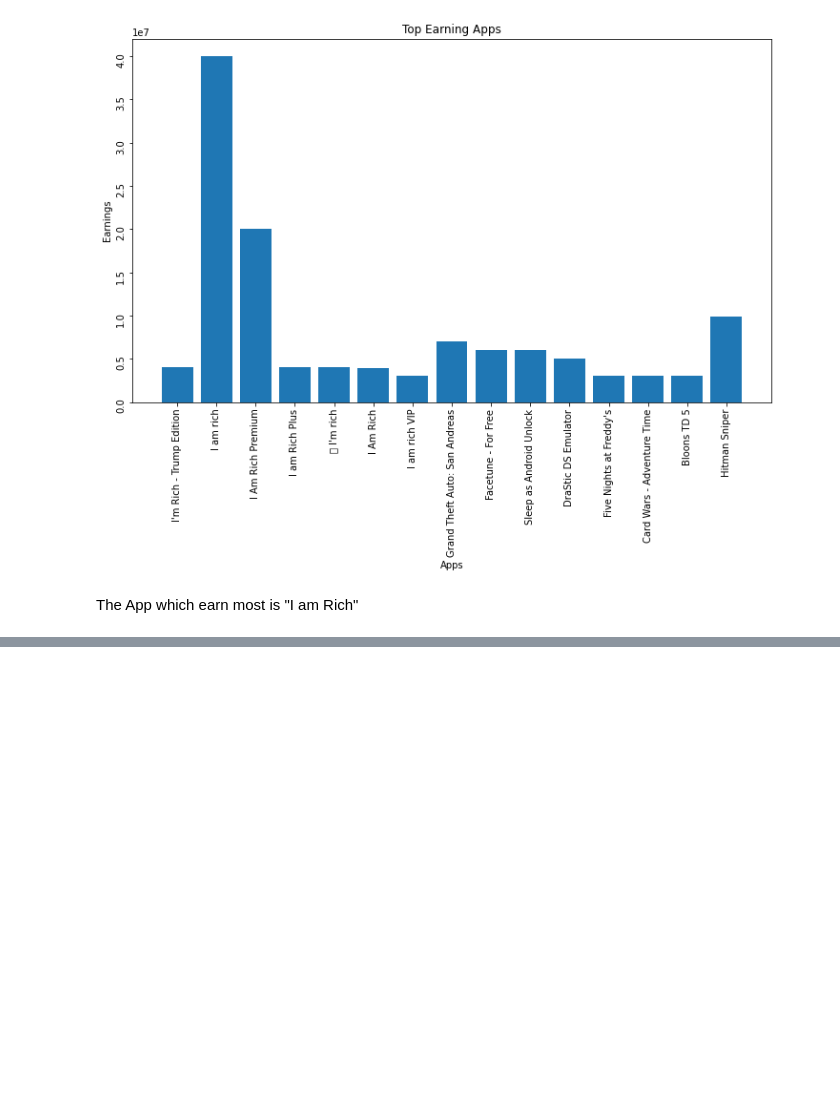
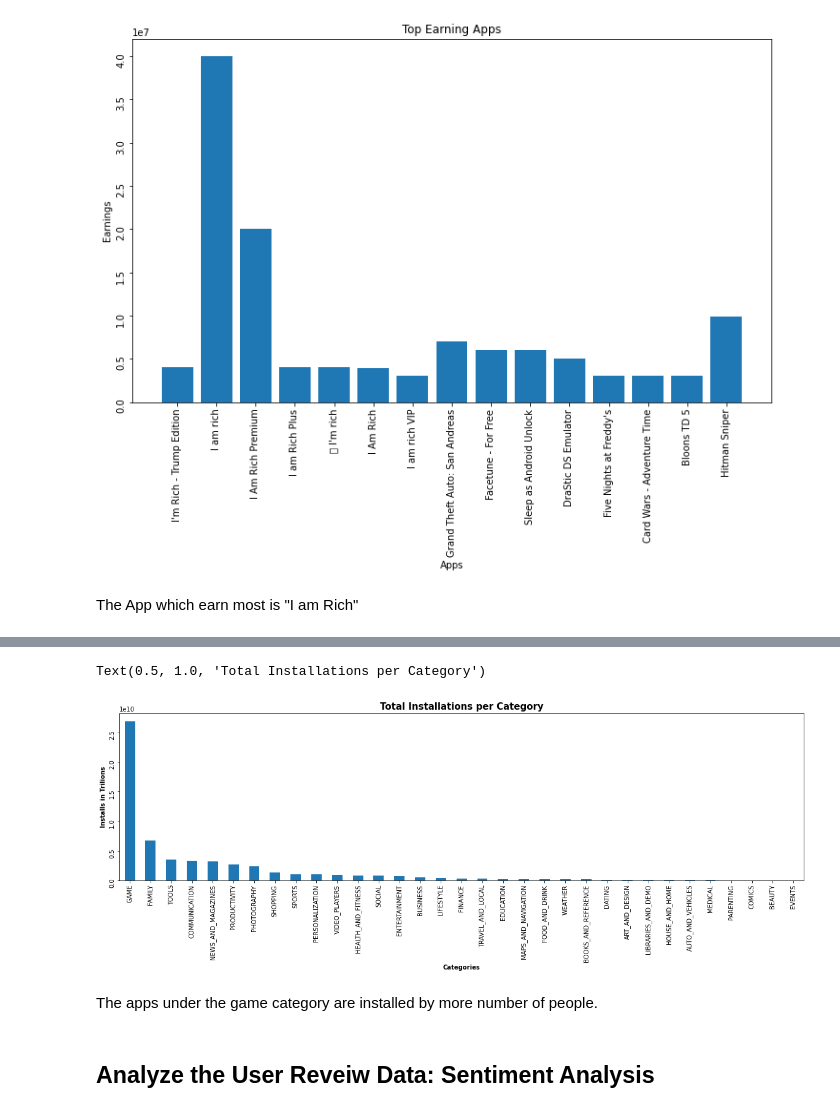
Before and after one commit to abhilasha8/play_store_app_review_analysis, a Jupyter notebook: Play_Store_App_Review_Analysis_Capstone_Project.ipynb, the cells around one changed output, grey strips where cells are left out. Drawn from its saved outputs; the diff is of its cells as text; code cells hidden in the pictures; blank space fills up the shorter version.

```diff
--- a/Play_Store_App_Review_Analysis_Capstone_Project.ipynb
+++ b/Play_Store_App_Review_Analysis_Capstone_Project.ipynb
@@ -548,0 +635,4 @@ The App which earn most is "I am Rich"
+# %%
+# Category wise installation of apps
+Installs_Cat = ps_df.groupby(['Category'])['Installs'].sum().sort_values(ascending=False)
+Installs_Cat.head()
@@ -548,0 +647,15 @@ The App which earn most is "I am Rich"
+# %%
+# plot the above data frame in bar graph
+plt.figure(figsize = (20,5))
+Installs_Cat.plot.bar()
+plt.xlabel('Categories', fontsize = 10, fontweight = 'bold')
+plt.ylabel('Installs in Trilions', fontsize = 10, fontweight = 'bold')
+plt.tick_params(rotation=90)
+plt.title('Total Installations per Category', fontsize = 15, fontweight = 'bold')
+# %% [output]
+Text(0.5, 1.0, 'Total Installations per Category')
+[figure, added]
+# %% [markdown]
+The apps under the game category are installed by more number of people.
+# %% [markdown]
+## <b> Analyze the User Reveiw Data: Sentiment Analysis
```
Also changed, not shown: parts of 27 cells of this notebook.
